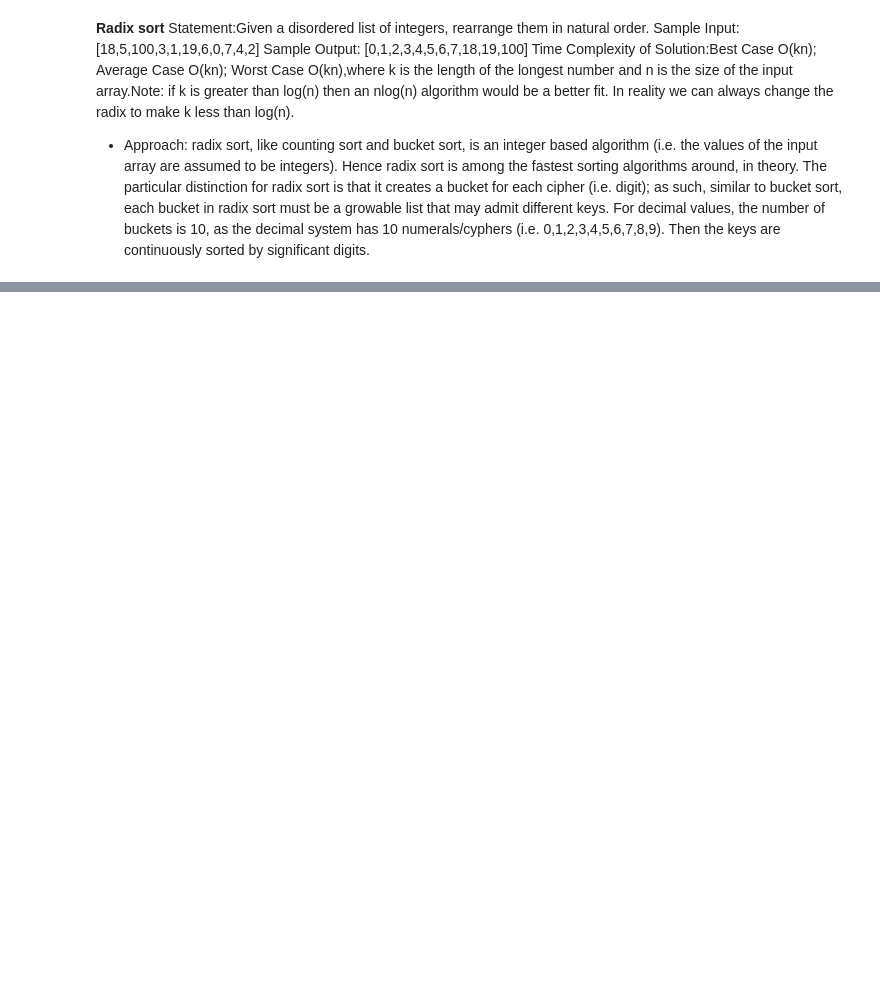
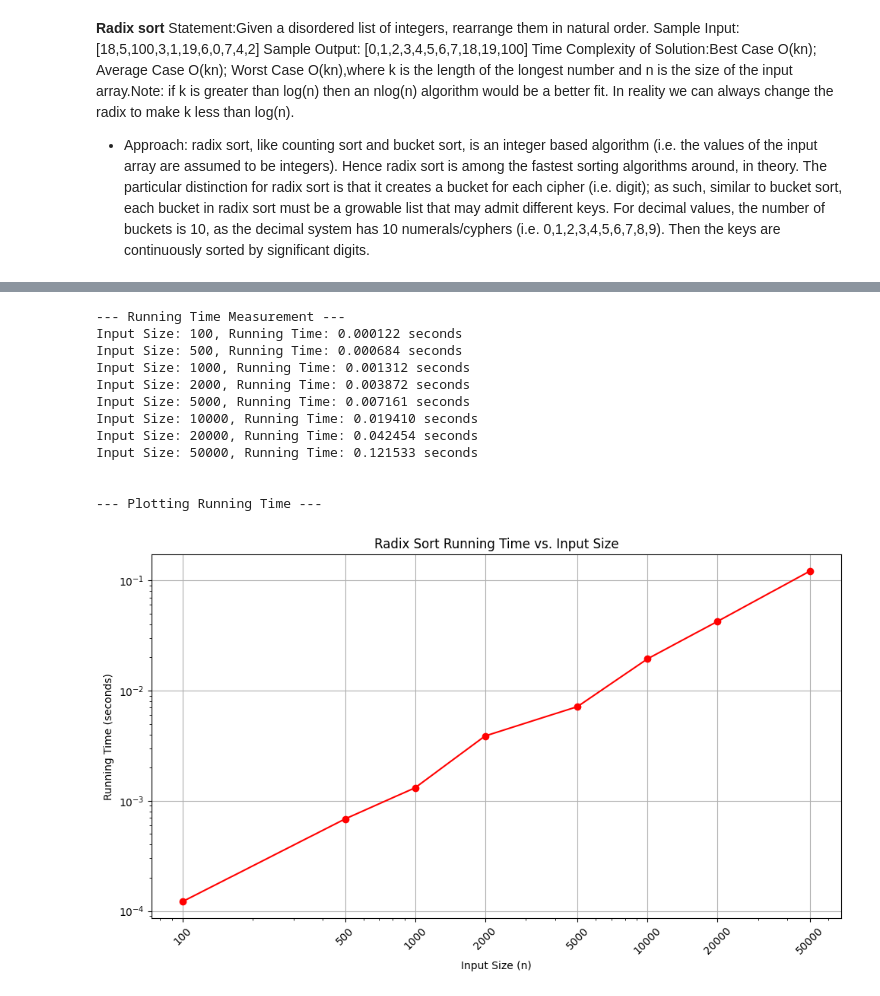
Before and after one commit to sanskarahamana/APS-LAB, a Jupyter notebook: Lab_6.ipynb, the cells around one changed output, grey strips where cells are left out. Saved outputs shown, nothing was run; the diff lists cells and outputs as text; code cells hidden in the pictures; blank space fills up the shorter version.

```diff
--- a/Lab_6.ipynb
+++ b/Lab_6.ipynb
@@ -149,0 +331,51 @@ growable list that may admit different keys. For decimal values, the number of b
+# %%
+# --- Running Time Measurement ---
+print("--- Running Time Measurement ---")
+input_sizes = [100, 500, 1000, 2000, 5000, 10000, 20000, 50000]
+running_times = []
+
+# For Radix Sort, the range of values and number of digits matter.
+# Let's keep the max value for random numbers relatively stable.
+max_value_for_radix = 10000 # Max value, which determines max number of digits
+
+for size in input_sizes:
+    # Generate a random list for the current input size
+    random_list = [random.randint(0, max_value_for_radix) for _ in range(size)]
+
+    start_time = time.time()
+    radix_sort(random_list.copy()) # Use .copy() as radix_sort modifies in-place
+    end_time = time.time()
+
+    elapsed_time = end_time - start_time
+    running_times.append(elapsed_time)
+    print(f"Input Size: {size}, Running Time: {elapsed_time:.6f} seconds")
+
+print("\n")
+
+# --- Plotting Running Time ---
+print("--- Plotting Running Time ---")
+plt.figure(figsize=(10, 6))
+plt.plot(input_sizes, running_times, marker='o', linestyle='-', color='r')
+plt.title('Radix Sort Running Time vs. Input Size')
+plt.xlabel('Input Size (n)')
+plt.ylabel('Running Time (seconds)')
+plt.grid(True)
+plt.xscale('log') # Use log scale for better visualization
+plt.yscale('log') # Use log scale for better visualization
+plt.xticks(input_sizes, labels=[str(s) for s in input_sizes], rotation=45)
+plt.tight_layout()
+plt.show()
+# %% [output]
+--- Running Time Measurement ---
+Input Size: 100, Running Time: 0.000122 seconds
+Input Size: 500, Running Time: 0.000684 seconds
+Input Size: 1000, Running Time: 0.001312 seconds
+Input Size: 2000, Running Time: 0.003872 seconds
+Input Size: 5000, Running Time: 0.007161 seconds
+Input Size: 10000, Running Time: 0.019410 seconds
+Input Size: 20000, Running Time: 0.042454 seconds
+Input Size: 50000, Running Time: 0.121533 seconds
+
+
+--- Plotting Running Time ---
+[figure, added]
```
Also changed, not shown: parts of 5 cells of this notebook.
